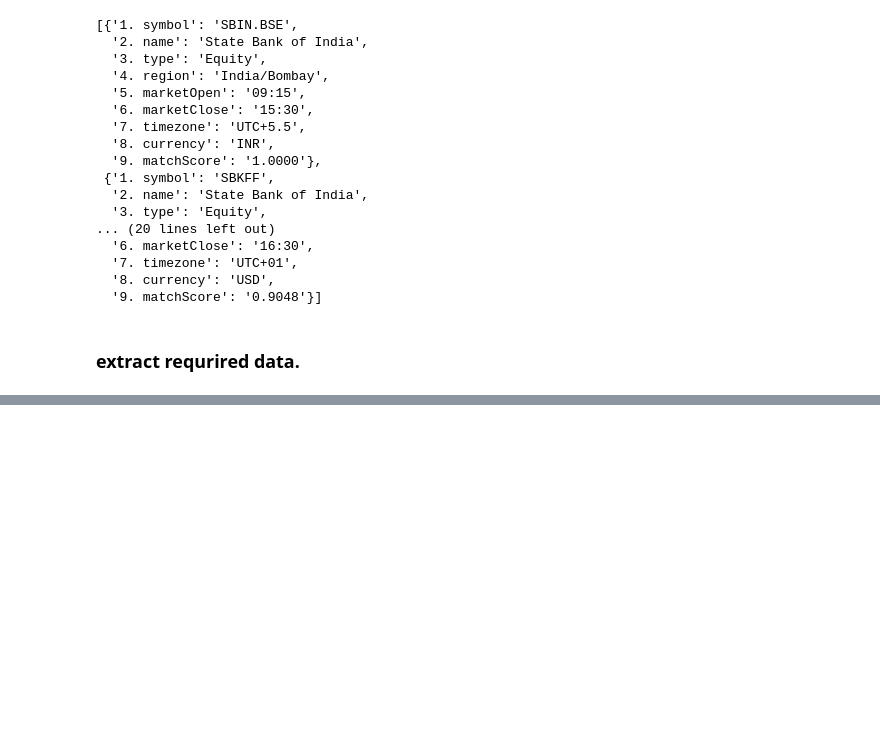
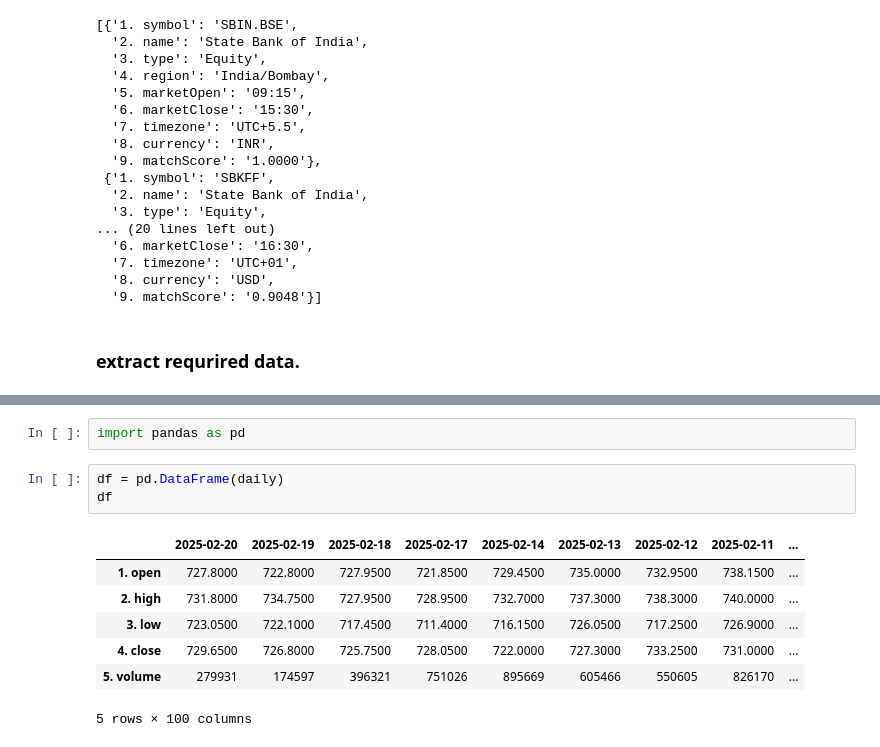
Before and after one commit to neelima225/ad_python, a Jupyter notebook: 9.API_PROJECT/stockapi.ipynb, the cells around one changed output, grey strips where cells are left out. Drawn from its saved outputs; the diff is of its cells as text; blank space fills up the shorter version.

```diff
--- a/9.API_PROJECT/stockapi.ipynb
+++ b/9.API_PROJECT/stockapi.ipynb
@@ -89,0 +170,13 @@ data["bestMatches"]
+# %%
+import pandas as pd
+# %%
+df = pd.DataFrame(daily)
+df
+# %% [output]
+|  | 2025-02-20 | 2025-02-19 | 2025-02-18 | 2025-02-17 | 2025-02-14 | 2025-02-13 | 2025-02-12 | 2025-02-11 | ... |
+| 1. open | 727.8000 | 722.8000 | 727.9500 | 721.8500 | 729.4500 | 735.0000 | 732.9500 | 738.1500 | ... |
+| 2. high | 731.8000 | 734.7500 | 727.9500 | 728.9500 | 732.7000 | 737.3000 | 738.3000 | 740.0000 | ... |
+| 3. low | 723.0500 | 722.1000 | 717.4500 | 711.4000 | 716.1500 | 726.0500 | 717.2500 | 726.9000 | ... |
+| 4. close | 729.6500 | 726.8000 | 725.7500 | 728.0500 | 722.0000 | 727.3000 | 733.2500 | 731.0000 | ... |
+| 5. volume | 279931 | 174597 | 396321 | 751026 | 895669 | 605466 | 550605 | 826170 | ... |
+5 rows × 100 columns
```
Also changed, not shown: parts of 27 cells of this notebook, 1 other file.
